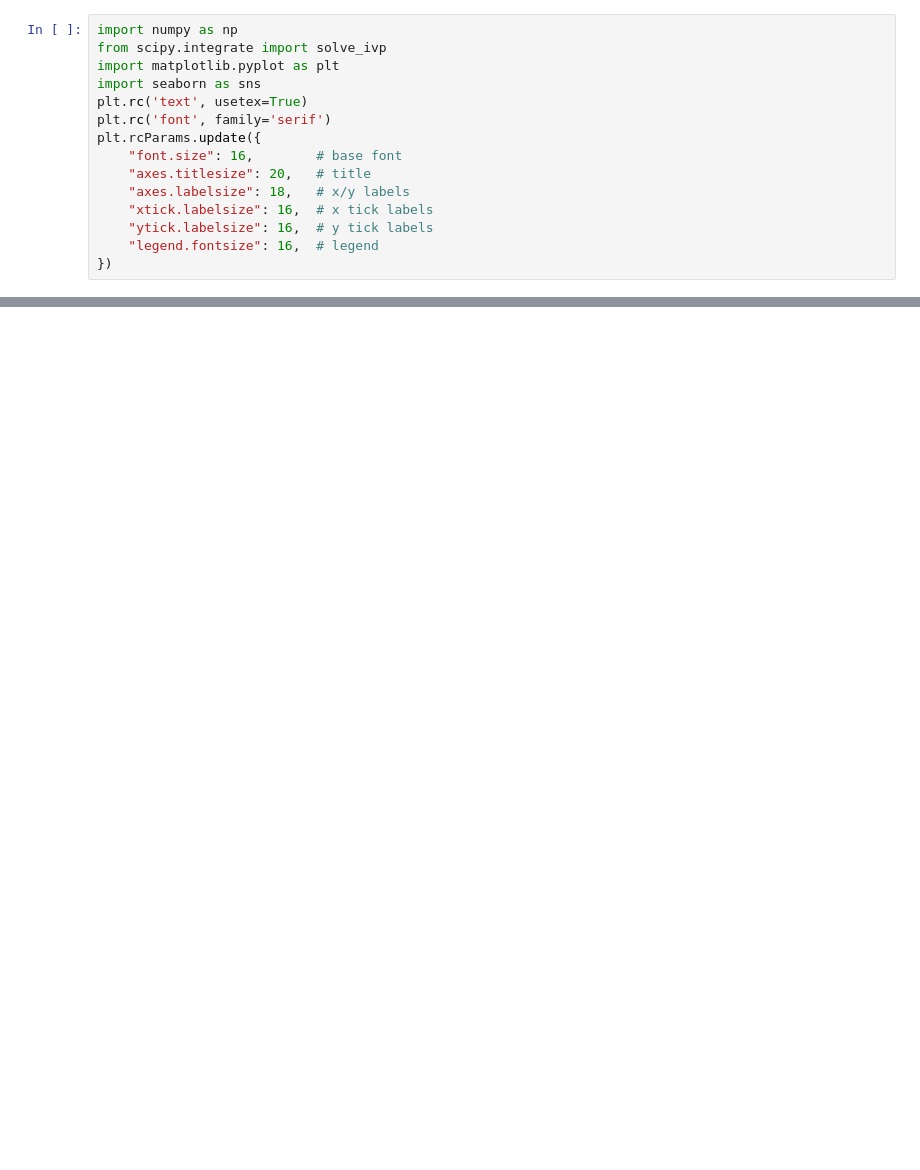
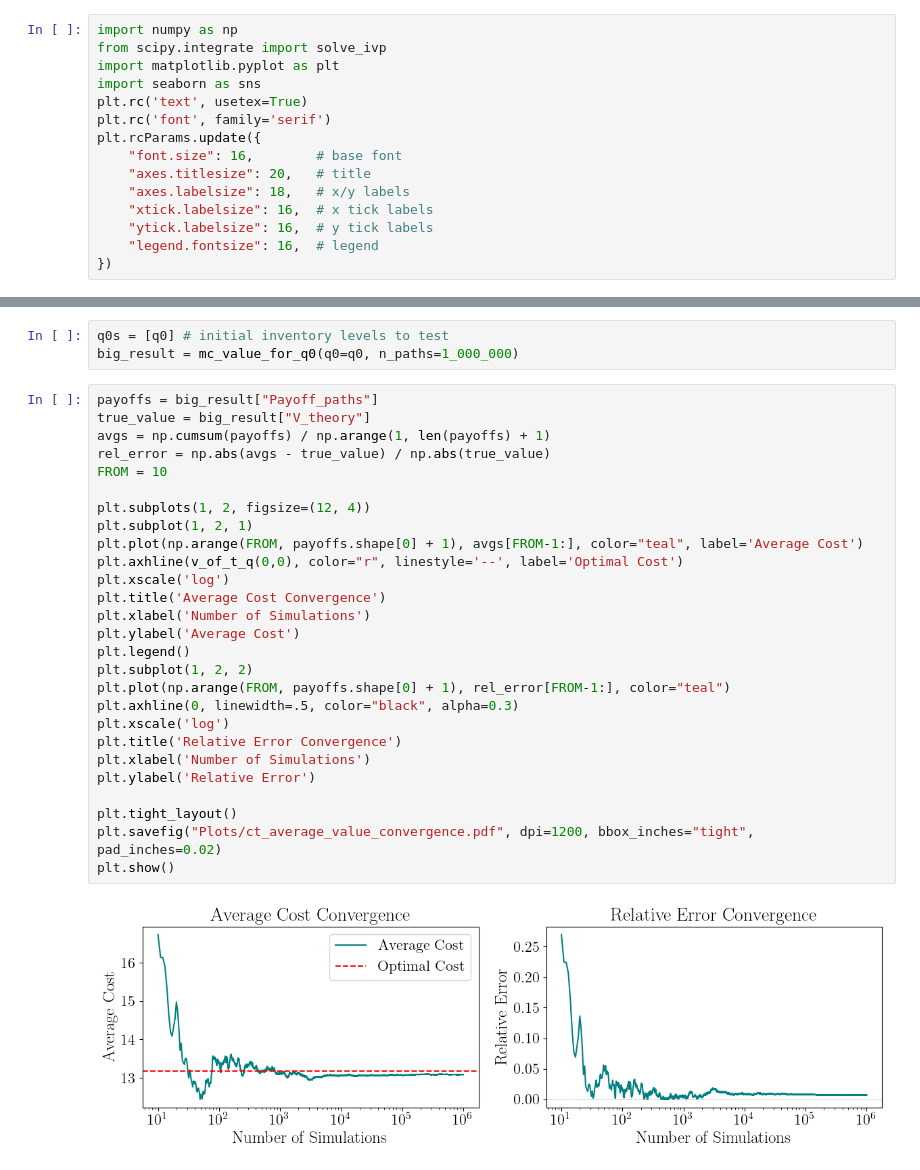
Before and after one commit to Marshhall/Market_Making, a Jupyter notebook: continuous_time.ipynb, the cells around one changed output, grey strips where cells are left out. Drawn from its saved outputs; the diff is of its cells as text; blank space fills up the shorter version.

Commit message:
MC convergence, optimal quotes, PnL distribution

```diff
--- a/continuous_time.ipynb
+++ b/continuous_time.ipynb
@@ -109,0 +256,32 @@ Check terminal condition: V(T,0) = 0.0
+# %%
+q0s = [q0] # initial inventory levels to test
+big_result = mc_value_for_q0(q0=q0, n_paths=1_000_000)
+# %%
+payoffs = big_result["Payoff_paths"]
+true_value = big_result["V_theory"]
+avgs = np.cumsum(payoffs) / np.arange(1, len(payoffs) + 1)
+rel_error = np.abs(avgs - true_value) / np.abs(true_value)
+FROM = 10
+
+plt.subplots(1, 2, figsize=(12, 4))
+plt.subplot(1, 2, 1)
+plt.plot(np.arange(FROM, payoffs.shape[0] + 1), avgs[FROM-1:], color="teal", label='Average Cost')
+plt.axhline(v_of_t_q(0,0), color="r", linestyle='--', label='Optimal Cost')
+plt.xscale('log')
+plt.title('Average Cost Convergence')
+plt.xlabel('Number of Simulations')
+plt.ylabel('Average Cost')
+plt.legend()
+plt.subplot(1, 2, 2)
+plt.plot(np.arange(FROM, payoffs.shape[0] + 1), rel_error[FROM-1:], color="teal")
+plt.axhline(0, linewidth=.5, color="black", alpha=0.3)
+plt.xscale('log')
+plt.title('Relative Error Convergence')
+plt.xlabel('Number of Simulations')
+plt.ylabel('Relative Error')
+
+plt.tight_layout()
+plt.savefig("Plots/ct_average_value_convergence.pdf", dpi=1200, bbox_inches="tight", pad_inches=0.02)
+plt.show()
+# %% [output]
+[figure, added]
```
Also changed, not shown: parts of 6 cells of this notebook, 4 other files.
